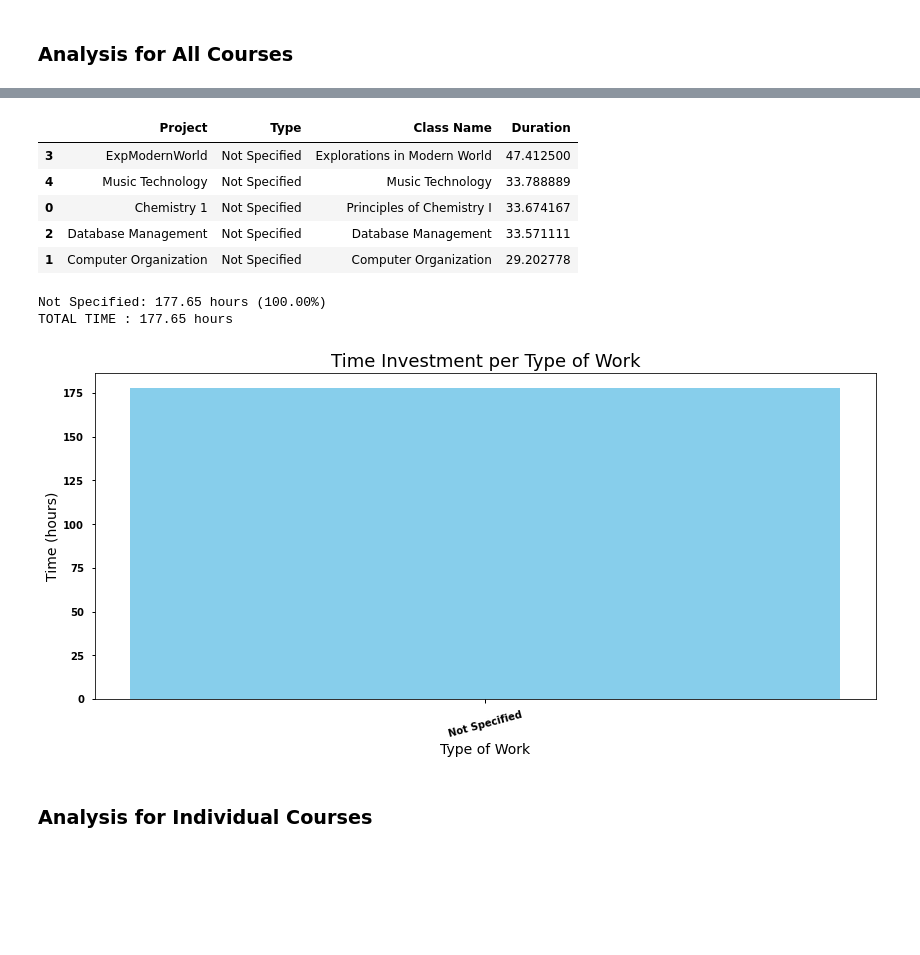
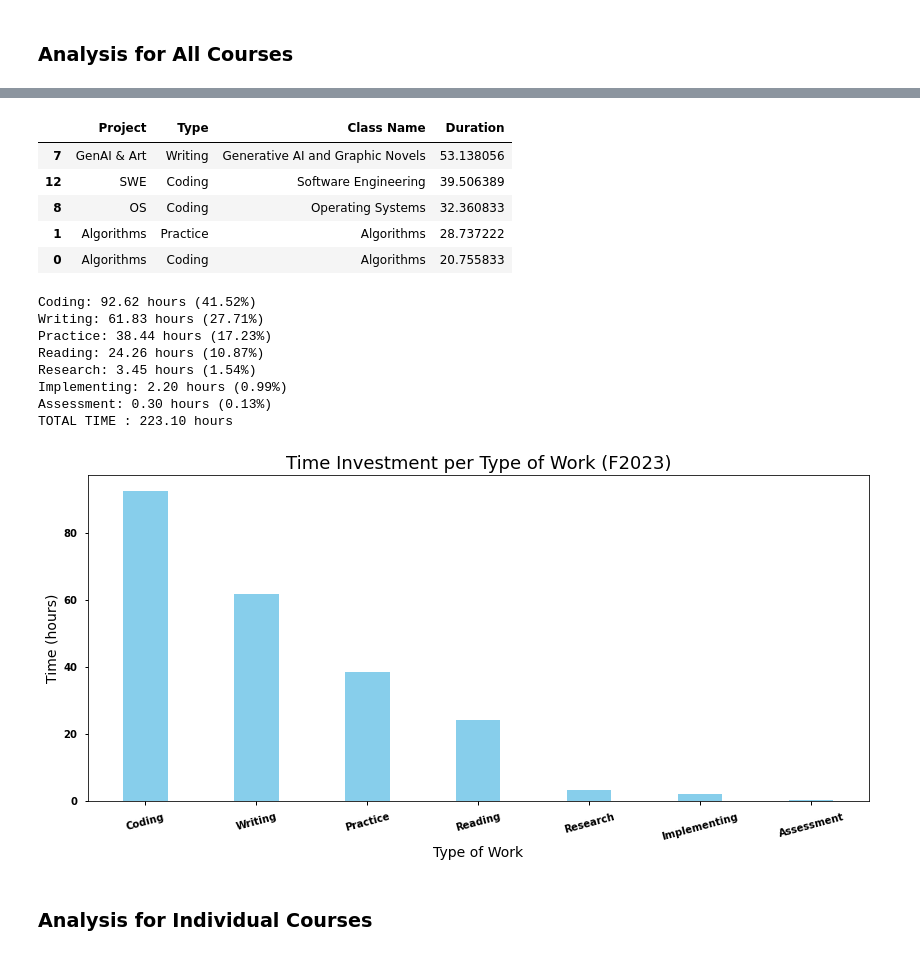
Before and after one commit to ifrycolorado/ClassTimeTrackingAnalysis, a Jupyter notebook: src/analysis.ipynb, the cells around one changed output, grey strips where cells are left out. Drawn from its saved outputs; the diff is of its cells as text; code cells hidden in the pictures; blank space fills up the shorter version.

Commit message:
Reformatted cleaning pipeline

```diff
--- a/src/analysis.ipynb
+++ b/src/analysis.ipynb
@@ -85,14 +27,10 @@ Could not find ../data/double_entry_domain.csv. Creating empty dataframe
 # %%
-# combine clean and duplicates frames
-combined_df = pd.concat([clean_df, duplicate_types_df, duplicate_domains_df], ignore_index=True)
-combined_df.head(5)
-
 # typecast column duration to timedelta
-combined_df["Duration"] = pd.to_timedelta(combined_df["Duration"])
+clean_df["Duration"] = pd.to_timedelta(clean_df["Duration"])
 
 # typecast column date to datetime
-combined_df["Start date"] = pd.to_datetime(combined_df["Start date"])
-combined_df["End date"] = pd.to_datetime(combined_df["End date"])
+clean_df["Start date"] = pd.to_datetime(clean_df["Start date"])
+clean_df["End date"] = pd.to_datetime(clean_df["End date"])
 
-print(combined_df.dtypes)
+print(clean_df.dtypes)
 # %% [output]
@@ -111,12 +49,8 @@ Domain                  object
 dtype: object
 # %%
 # join the class info to the combined dataframe
-combined_df = combined_df.merge(class_df, left_on = 'Project', right_on = 'Toggl Name')
+combined_df = clean_df.merge(class_df, left_on = 'Project', right_on = 'Toggl Name')
 combined_df = combined_df.reset_index(drop=True)
-# %%
-# replace NaNs in type and domain with empty strings
-combined_df['Type'] = combined_df['Type'].fillna('Not Specified')
-combined_df['Domain'] = combined_df['Domain'].fillna('Not Specified')
 # %%
 display(combined_df.head(5))
 print(combined_df['Project'].unique())
@@ -270,40 +202,46 @@ TOTAL TIME : 177.65 hours
 # %%
 # group data
 aggregated_data = total_time_df.groupby('Type')['Duration'].sum().reset_index()
 aggregated_data = aggregated_data.sort_values(by=['Duration'], ascending=False)
 
 # plot data
 plt.bar(aggregated_data['Type'], aggregated_data['Duration'], color = COLOR,
         width = 0.4)
 plt.xlabel("Type of Work", size = 14)
 plt.ylabel("Time (hours)", size = 14)
 plt.xticks(rotation=ROTATION)
-plt.title("Time Investment per Type of Work", size = 18)
-plt.savefig(f"../images/{SEMESTER}_PerType.png", transparent=False, format = 'png')
+plt.title(f"Time Investment per Type of Work ({SEMESTER})", size = 18)
+plt.savefig(f"../images/{SEMESTER}_PerType.png", transparent=False, format = 'png', dpi = 300)
 display(total_time_df.head(5))
 
 # calculate percentages of time spent on each type of work
 type_time_dict = {ty:total_time_df.loc[total_time_df['Type'] == ty, 'Duration'].sum() for ty in total_time_df['Type'].unique()}
 type_time_dict = {k: v for k, v in sorted(type_time_dict.items(), key=lambda item: item[1], reverse = True)}
 
 # printing statistics
 print_string = []
 for ty in type_time_dict:
     type_time_dict[ty] = type_time_dict[ty] / total_time * 100
     type_total_time = total_time_df[total_time_df['Type'] == ty]['Duration'].sum()
     print_string.append(f"{ty}: {type_total_time:.2f} hours ({type_time_dict[ty]:.2f}%)")
 print_string.append("TOTAL TIME : {:.2f} hours".format(total_time))
 print("\n".join(print_string))
 # %% [output]
 |  | Project | Type | Class Name | Duration |
-| 3 | ExpModernWorld | Not Specified | Explorations in Modern World | 47.412500 |
-| 4 | Music Technology | Not Specified | Music Technology | 33.788889 |
-| 0 | Chemistry 1 | Not Specified | Principles of Chemistry I | 33.674167 |
-| 2 | Database Management | Not Specified | Database Management | 33.571111 |
-| 1 | Computer Organization | Not Specified | Computer Organization | 29.202778 |
+| 7 | GenAI & Art | Writing | Generative AI and Graphic Novels | 53.138056 |
+| 12 | SWE | Coding | Software Engineering | 39.506389 |
+| 8 | OS | Coding | Operating Systems | 32.360833 |
+| 1 | Algorithms | Practice | Algorithms | 28.737222 |
+| 0 | Algorithms | Coding | Algorithms | 20.755833 |
-Not Specified: 177.65 hours (100.00%)
-TOTAL TIME : 177.65 hours
+Coding: 92.62 hours (41.52%)
+Writing: 61.83 hours (27.71%)
+Practice: 38.44 hours (17.23%)
+Reading: 24.26 hours (10.87%)
+Research: 3.45 hours (1.54%)
+Implementing: 2.20 hours (0.99%)
+Assessment: 0.30 hours (0.13%)
+TOTAL TIME : 223.10 hours
-[figure, old version]
+[figure, new version]
 # %% [markdown]
 ### Analysis for Individual Courses
 # %%
```
Also changed, not shown: parts of 10 cells of this notebook, 13 other files.
